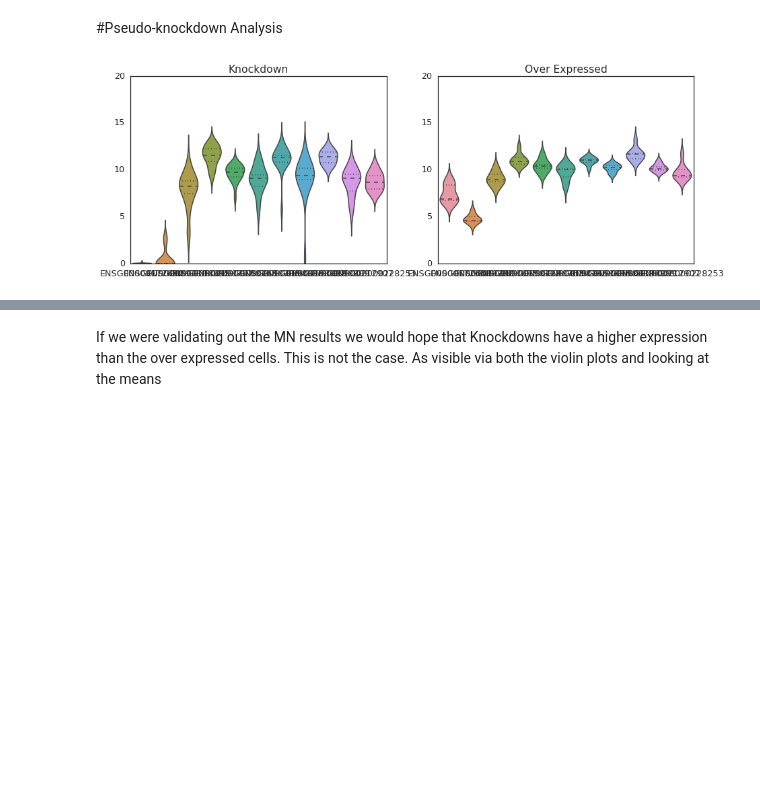
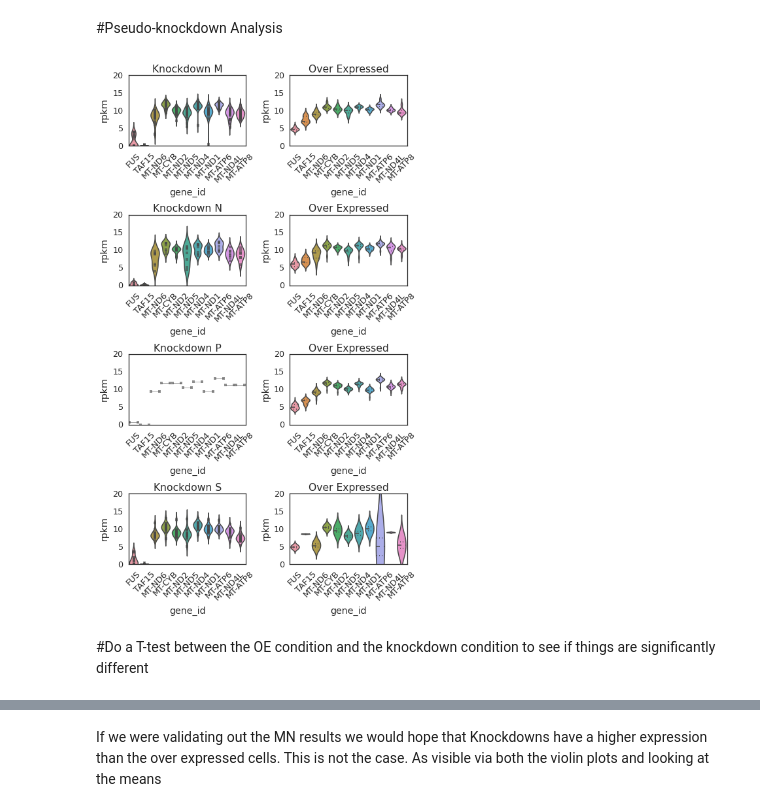
Before and after one commit to gpratt/iPython_Notebook, a Jupyter notebook: taf15/single_cell_data.ipynb, the cells around one changed output, grey strips where cells are left out. Drawn from its saved outputs; the diff is of its cells as text; code cells hidden in the pictures; blank space fills up the shorter version.

Commit message:
updated analysis with statstical tests and looking at other cell types

```diff
--- a/taf15/single_cell_data.ipynb
+++ b/taf15/single_cell_data.ipynb
@@ -122,15 +135,30 @@ over_expressed = mn_mito_df[(mn_mito_df['ENSG00000172660'] > 5) & (mn_mito_df['E
 # %% [markdown]
 #Pseudo-knockdown Analysis
-# %%
-with dataviz.Figure(os.path.join(img_dir, "taf15_fus_correlation.svg"), figsize=(15, 5), tight_layout=False) as fig:
-    ax = fig.add_subplot(1,2,1)
-    sns.violinplot(knockdown, ax=ax)
-    ax.set_title("Knockdown")
-    ax.set_ylim(0,20)
-
-    ax = fig.add_subplot(1,2,2)
-    sns.violinplot(over_expressed)
-    ax.set_title("Over Expressed")
-    ax.set_ylim(0,20)
-# %% [output]
-[figure, removed]
+# %%
+num_rows = 4
+num_cols = 2
+with dataviz.Figure(os.path.join(img_dir, "taf15_fus_correlation.svg"), figsize=(3.5 * num_cols, 3.0 * num_rows)) as fig:
+    gs = gridspec.GridSpec(num_rows, num_cols)
+    for x, ((name, knockdown_df), (name, over_expressed_df)) in enumerate(izip(knockdown.groupby(level="celltype"), over_expressed.groupby("celltype"))):
+        ax = fig.add_subplot(gs[x, 0])
+        sns.violinplot(knockdown_df.rpkm,
+                       groupby=knockdown_df.gene_id,
+                       inner="points",
+                       ax=ax)
+        ax.set_title("Knockdown " + name)
+        ax.set_ylim(0,20)
+        ax.set_xticklabels(map(study.expression.feature_renamer, [gene_id.get_text() for gene_id in list(ax.get_xticklabels())]))
+        [tick.set_rotation(45) for tick in ax.get_xticklabels()]
+
+        ax = fig.add_subplot(gs[x, 1])
+        sns.violinplot(over_expressed_df.rpkm,
+                       groupby=over_expressed_df.gene_id,
+                       ax=ax)
+        ax.set_title("Over Expressed")
+        ax.set_ylim(0,20)
+        ax.set_xticklabels(map(study.expression.feature_renamer, [gene_id.get_text() for gene_id in list(ax.get_xticklabels())]))
+        [tick.set_rotation(45) for tick in ax.get_xticklabels()]
+# %% [output]
+[figure, added]
+# %% [markdown]
+#Do a T-test between the OE condition and the knockdown condition to see if things are significantly different
```
Also changed, not shown: parts of 20 cells of this notebook.
